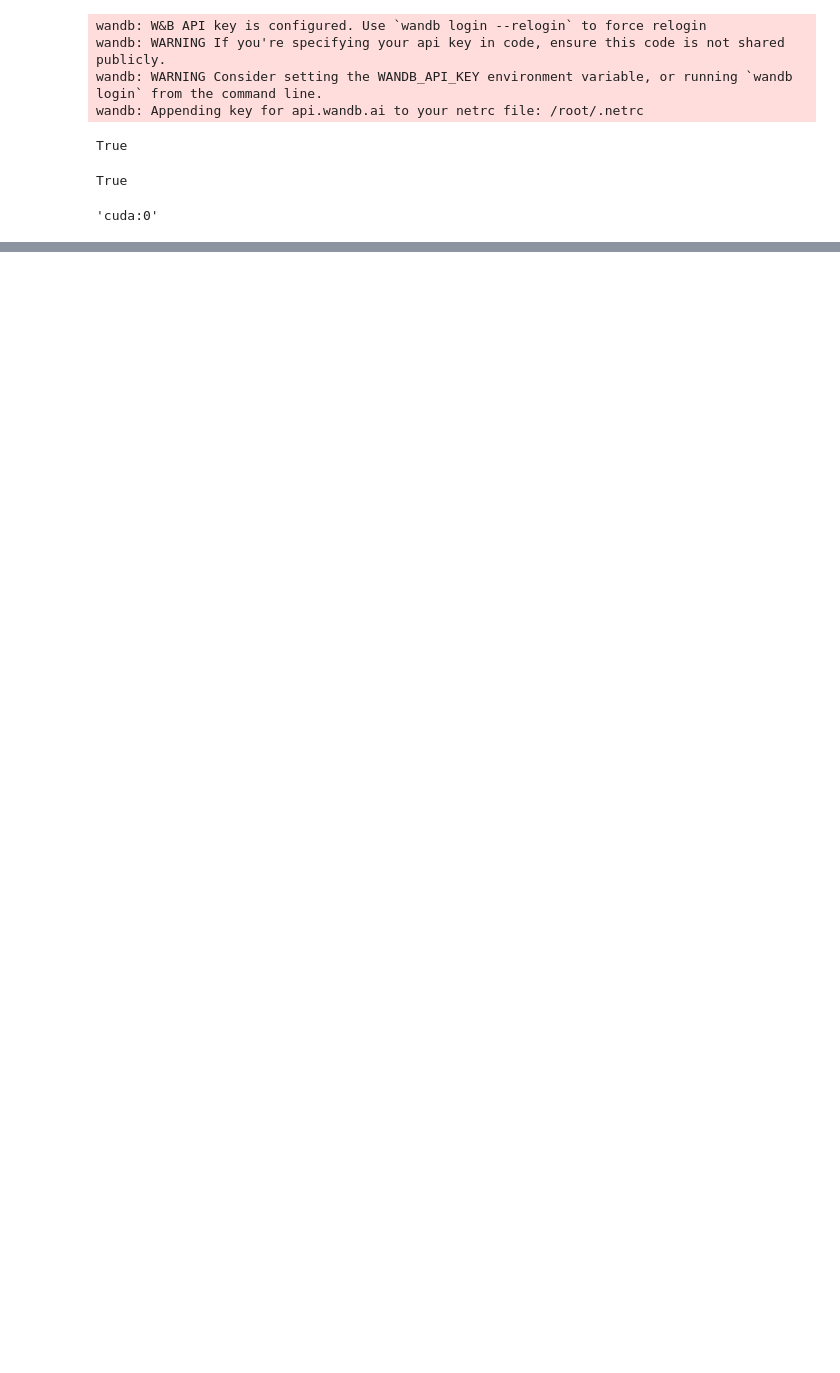
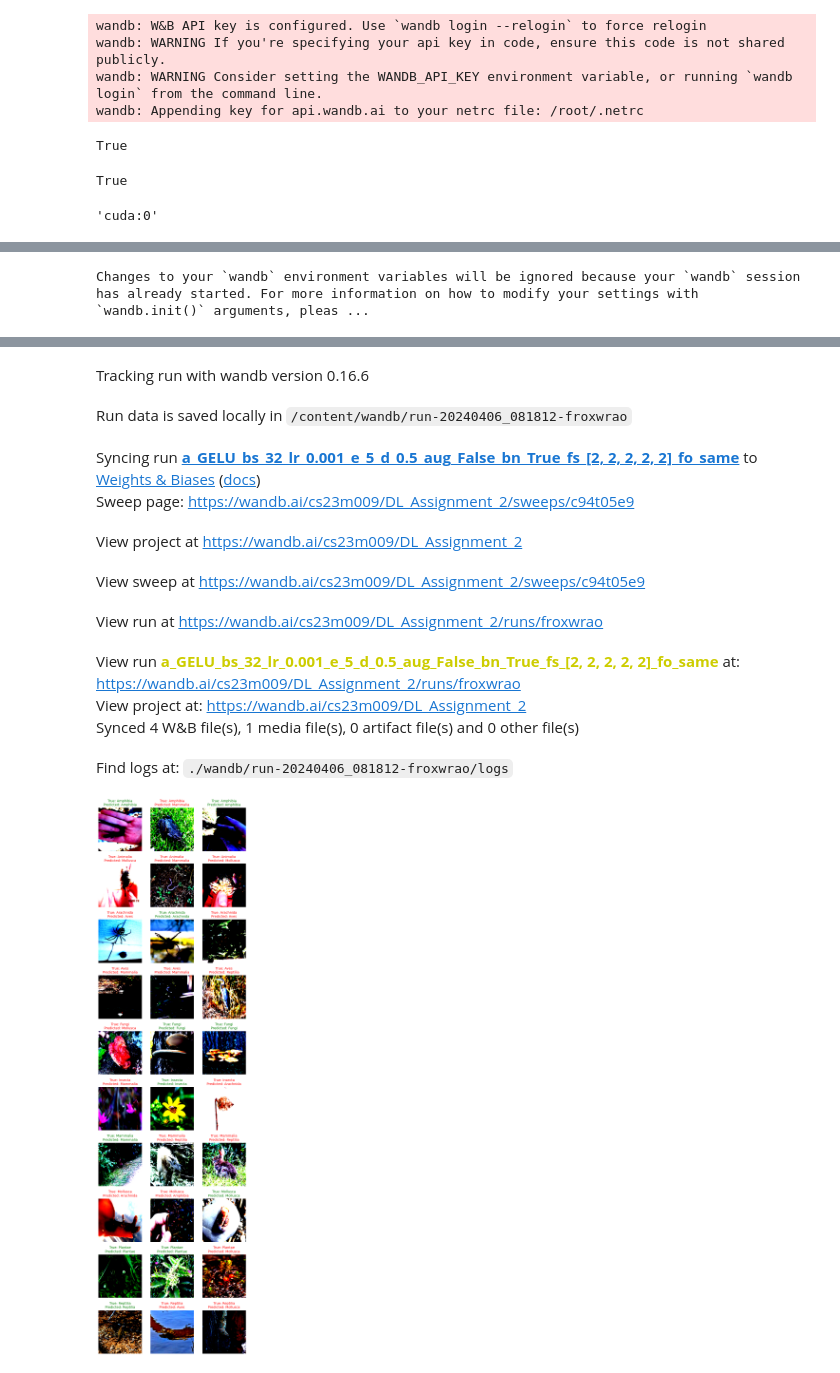
Before and after one commit to AdiY2j/CS6910_Assignment2, a Jupyter notebook: partA/cnn.ipynb, the cells around one changed output, grey strips where cells are left out. Drawn from its saved outputs; the diff is of its cells as text; code cells hidden in the pictures; blank space fills up the shorter version.

Commit message:
Added 10x3 grid for test samples question

```diff
--- a/partA/cnn.ipynb
+++ b/partA/cnn.ipynb
@@ -210,7 +209,8 @@ class SpeciesCNN(nn.Module):
         x = self.fc1_activation(self.fc1(x))
         if hasattr(self, 'dropout1'):
             x = self.dropout1(x)
-        x = self.fc2(x)
+        x = F.softmax(self.fc2(x), dim=1)
+
         return x
 
 # Define the model
@@ -297,6 +297,8 @@ def train_model(model, train_loader, val_loader, loss_func, optimizer, num_epoch
         print(f'Epoch {epoch+1}/{num_epochs}, Loss: {train_loss:.4f}, Accuracy: {train_acc:.4f}')
         val_loss, val_acc = val_per_epoch(model, val_loader, loss_func, optimizer, epoch)
         print(f'Epoch {epoch+1}/{num_epochs}, Val Loss: {val_loss:.4f}, Val Accuracy: {val_acc:.4f}')
-        wandb.log({'train_loss': train_loss, 'train_accuracy': train_acc, 'val_loss' : val_loss, 'val_accuracy' : val_acc, 'epochs' : epoch + 1})
+        #wandb.log({'train_loss': train_loss, 'train_accuracy': train_acc, 'val_loss' : val_loss, 'val_accuracy' : val_acc, 'epochs' : epoch + 1})
+
+    return model
 # %%
 sweep_config = {
@@ -360,0 +417,9 @@ wandb.finish()
+# %%
+train_loader, val_loader, test_loader = prepare_dataset(32, False)
+# %%
+model = SpeciesCNN(num_classes=10, num_filters = 32, filter_size = [2, 2, 2, 2, 2], activation = 'ReLU', batch_norm = True, dropout_val=0.2, filter_org = 'same')
+model.to(device)
+loss_func = nn.CrossEntropyLoss()
+optimizer = optim.Adam(model.parameters(), lr=1e-4)
+model = train_model(model, train_loader, val_loader, loss_func, optimizer, 5)
+test_model(model, test_loader,loss_func, optimizer)
@@ -360,0 +438,45 @@ wandb.finish()
+# %%
+def get_class(idx):
+    return test_loader.dataset.classes[idx]
+
+
+def plot_test_data():
+    wandb.init(project='DL_Assignment_2', entity = "cs23m009")
+    model.eval()
+    model.to('cpu')
+
+    fig, axes = plt.subplots(10, 3, figsize=(8, 30))
+
+    axes = axes.flatten()
+
+    # Iterate over each class
+    for index in range(10):
+        class_indices = [i for i, y in enumerate(test_loader.dataset.targets) if y == index]
+        sample_idx = np.random.choice(class_indices, size=3, replace=False)
+
+        for i, idx in enumerate(sample_idx):
+            img, true_label = test_loader.dataset[idx]
+
+            with torch.no_grad():
+
+                output = model(img.unsqueeze(0))
+                _, pred_val = torch.max(output, 1)
+
+            # Convert the image to numpy array and transpose
+            img = img.numpy().transpose((1, 2, 0))
+            img = np.clip(img, 0, 1)  # Clip image values between 0 and 1
+
+            # Plot the image with true and predicted labels
+            axes[index * 3 + i].imshow(img)
+
+            axes[index * 3 + i].axis('off')
+            axes[index * 3 + i].set_title(f'True: {get_class(true_label)}\nPredicted: {get_class(pred_val.item())}',fontsize=10, color='green' if true_label == pred_val else 'red')
+
+    image = wandb.Image(plt)
+    wandb.log({"Q4] Sample Predictions": image})
+    wandb.finish()
+    plt.show()
+
+plot_test_data()
+# %% [output]
+Changes to your `wandb` environment variables will be ignored because your `wandb` session has already started. For more information on how to modify your settings with `wandb.init()` arguments, pleas ...
@@ -360,0 +485,12 @@ wandb.finish()
+Tracking run with wandb version 0.16.6
+Run data is saved locally in /content/wandb/run-20240406_081812-froxwrao
+Syncing run a_GELU_bs_32_lr_0.001_e_5_d_0.5_aug_False_bn_True_fs_[2, 2, 2, 2, 2]_fo_same to Weights & Biases (docs)
+Sweep page: https://wandb.ai/cs23m009/DL_Assignment_2/sweeps/c94t05e9
+View project at https://wandb.ai/cs23m009/DL_Assignment_2
+View sweep at https://wandb.ai/cs23m009/DL_Assignment_2/sweeps/c94t05e9
+View run at https://wandb.ai/cs23m009/DL_Assignment_2/runs/froxwrao
+View run a_GELU_bs_32_lr_0.001_e_5_d_0.5_aug_False_bn_True_fs_[2, 2, 2, 2, 2]_fo_same at: https://wandb.ai/cs23m009/DL_Assignment_2/runs/froxwrao
+View project at: https://wandb.ai/cs23m009/DL_Assignment_2
+Synced 4 W&B file(s), 1 media file(s), 0 artifact file(s) and 0 other file(s)
+Find logs at: ./wandb/run-20240406_081812-froxwrao/logs
+[figure, added]
```
Also changed, not shown: parts of 11 cells of this notebook.
